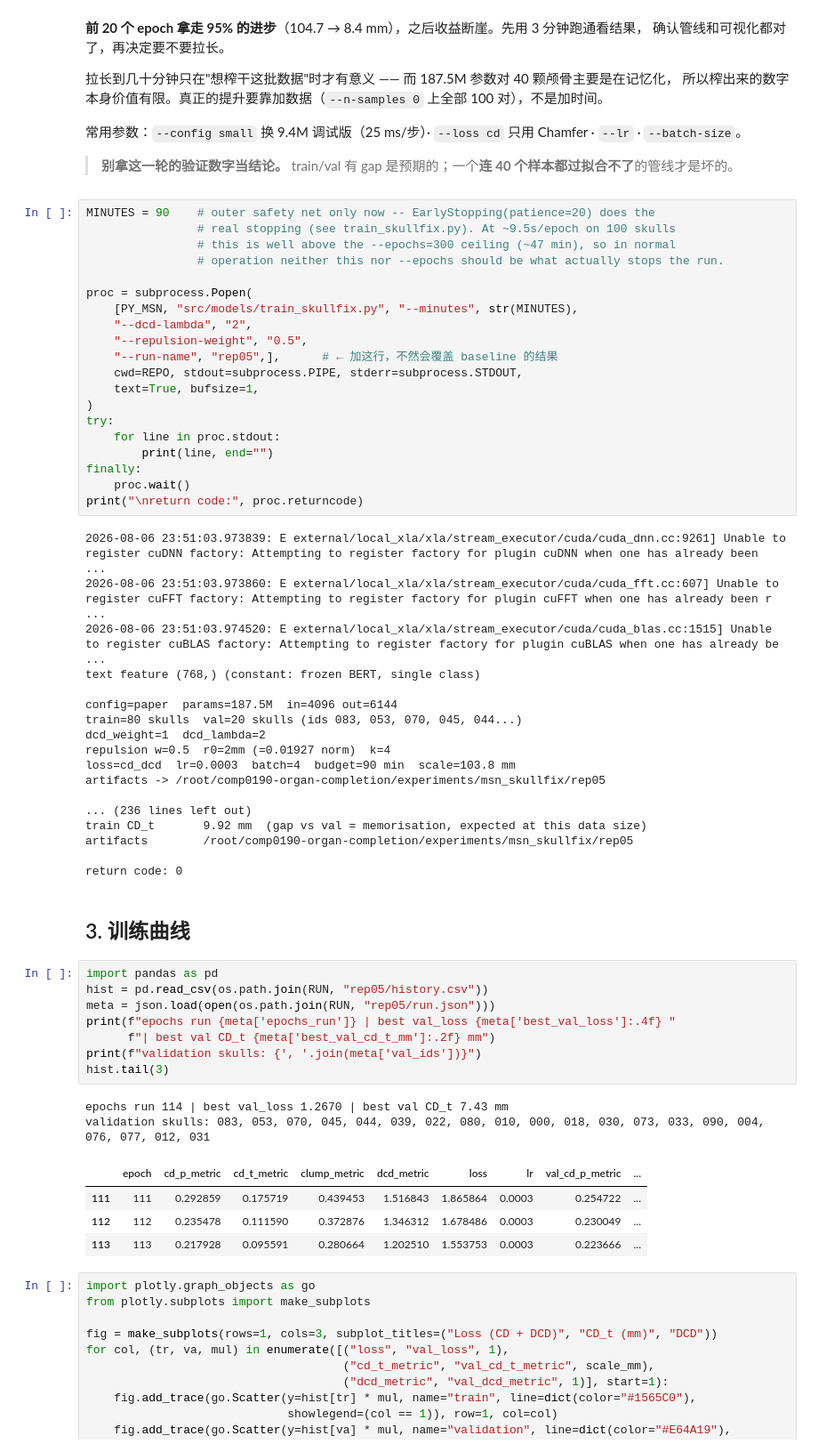
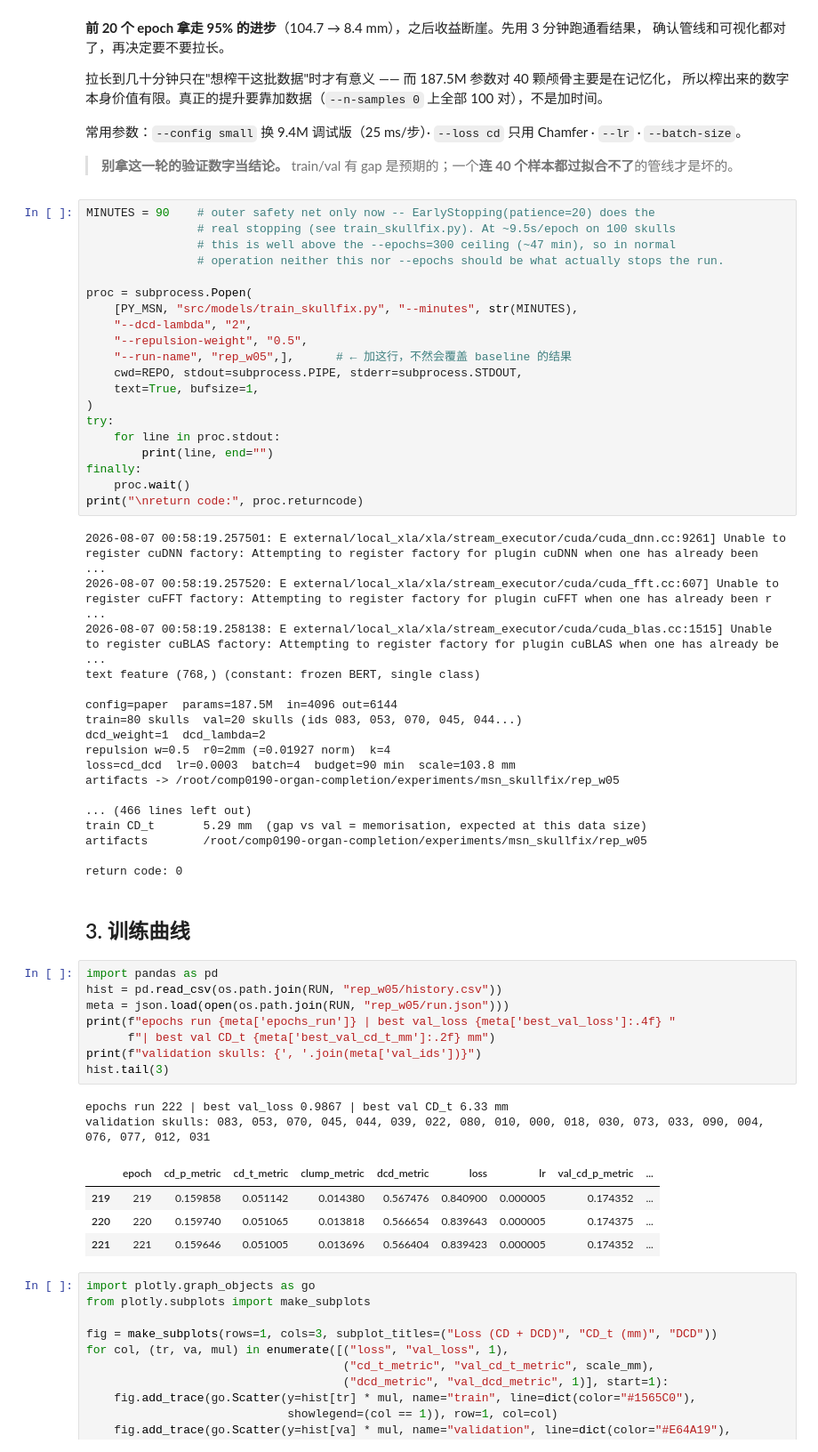
Before and after one commit to e2656987684-dot/comp0190-organ-completion, a Jupyter notebook: notebooks/demo/MSN_train_skullfix.ipynb, the cells around one changed output. Shown at 89% size. Drawn from its saved outputs; the diff is of its cells as text.

```diff
--- a/notebooks/demo/MSN_train_skullfix.ipynb
+++ b/notebooks/demo/MSN_train_skullfix.ipynb
@@ -199,7 +199,7 @@ proc = subprocess.Popen(
     [PY_MSN, "src/models/train_skullfix.py", "--minutes", str(MINUTES),
     "--dcd-lambda", "2",
     "--repulsion-weight", "0.5",
-    "--run-name", "rep05",],      # ← 加这行，不然会覆盖 baseline 的结果
+    "--run-name", "rep_w05",],      # ← 加这行，不然会覆盖 baseline 的结果
     cwd=REPO, stdout=subprocess.PIPE, stderr=subprocess.STDOUT,
     text=True, bufsize=1,
 )
@@ -210,9 +210,9 @@ finally:
     proc.wait()
 print("\nreturn code:", proc.returncode)
 # %% [output]
-2026-08-06 23:51:03.973839: E external/local_xla/xla/stream_executor/cuda/cuda_dnn.cc:9261] Unable to register cuDNN factory: Attempting to register factory for plugin cuDNN when one has already been  ...
-2026-08-06 23:51:03.973860: E external/local_xla/xla/stream_executor/cuda/cuda_fft.cc:607] Unable to register cuFFT factory: Attempting to register factory for plugin cuFFT when one has already been r ...
-2026-08-06 23:51:03.974520: E external/local_xla/xla/stream_executor/cuda/cuda_blas.cc:1515] Unable to register cuBLAS factory: Attempting to register factory for plugin cuBLAS when one has already be ...
+2026-08-07 00:58:19.257501: E external/local_xla/xla/stream_executor/cuda/cuda_dnn.cc:9261] Unable to register cuDNN factory: Attempting to register factory for plugin cuDNN when one has already been  ...
+2026-08-07 00:58:19.257520: E external/local_xla/xla/stream_executor/cuda/cuda_fft.cc:607] Unable to register cuFFT factory: Attempting to register factory for plugin cuFFT when one has already been r ...
+2026-08-07 00:58:19.258138: E external/local_xla/xla/stream_executor/cuda/cuda_blas.cc:1515] Unable to register cuBLAS factory: Attempting to register factory for plugin cuBLAS when one has already be ...
 text feature (768,) (constant: frozen BERT, single class)
 
 config=paper  params=187.5M  in=4096 out=6144
@@ -220,30 +220,30 @@ train=80 skulls  val=20 skulls (ids 083, 053, 070, 045, 044...)
 dcd_weight=1  dcd_lambda=2
 repulsion w=0.5  r0=2mm (=0.01927 norm)  k=4
 loss=cd_dcd  lr=0.0003  batch=4  budget=90 min  scale=103.8 mm
-artifacts -> /root/comp0190-organ-completion/experiments/msn_skullfix/rep05
+artifacts -> /root/comp0190-organ-completion/experiments/msn_skullfix/rep_w05
 
-... (236 lines left out)
-train CD_t       9.92 mm  (gap vs val = memorisation, expected at this data size)
-artifacts        /root/comp0190-organ-completion/experiments/msn_skullfix/rep05
+... (466 lines left out)
+train CD_t       5.29 mm  (gap vs val = memorisation, expected at this data size)
+artifacts        /root/comp0190-organ-completion/experiments/msn_skullfix/rep_w05
 
 return code: 0
 # %% [markdown]
 ## 3. 训练曲线
 # %%
 import pandas as pd
-hist = pd.read_csv(os.path.join(RUN, "rep05/history.csv"))
-meta = json.load(open(os.path.join(RUN, "rep05/run.json")))
+hist = pd.read_csv(os.path.join(RUN, "rep_w05/history.csv"))
+meta = json.load(open(os.path.join(RUN, "rep_w05/run.json")))
 print(f"epochs run {meta['epochs_run']} | best val_loss {meta['best_val_loss']:.4f} "
       f"| best val CD_t {meta['best_val_cd_t_mm']:.2f} mm")
 print(f"validation skulls: {', '.join(meta['val_ids'])}")
 hist.tail(3)
 # %% [output]
-epochs run 114 | best val_loss 1.2670 | best val CD_t 7.43 mm
+epochs run 222 | best val_loss 0.9867 | best val CD_t 6.33 mm
 validation skulls: 083, 053, 070, 045, 044, 039, 022, 080, 010, 000, 018, 030, 073, 033, 090, 004, 076, 077, 012, 031
 |  | epoch | cd_p_metric | cd_t_metric | clump_metric | dcd_metric | loss | lr | val_cd_p_metric | ... |
-| 111 | 111 | 0.292859 | 0.175719 | 0.439453 | 1.516843 | 1.865864 | 0.0003 | 0.254722 | ... |
-| 112 | 112 | 0.235478 | 0.111590 | 0.372876 | 1.346312 | 1.678486 | 0.0003 | 0.230049 | ... |
-| 113 | 113 | 0.217928 | 0.095591 | 0.280664 | 1.202510 | 1.553753 | 0.0003 | 0.223666 | ... |
+| 219 | 219 | 0.159858 | 0.051142 | 0.014380 | 0.567476 | 0.840900 | 0.000005 | 0.174352 | ... |
+| 220 | 220 | 0.159740 | 0.051065 | 0.013818 | 0.566654 | 0.839643 | 0.000005 | 0.174375 | ... |
+| 221 | 221 | 0.159646 | 0.051005 | 0.013696 | 0.566404 | 0.839423 | 0.000005 | 0.174352 | ... |
 # %%
 import plotly.graph_objects as go
 from plotly.subplots import make_subplots
```
Also changed, not shown: 1 other file.
